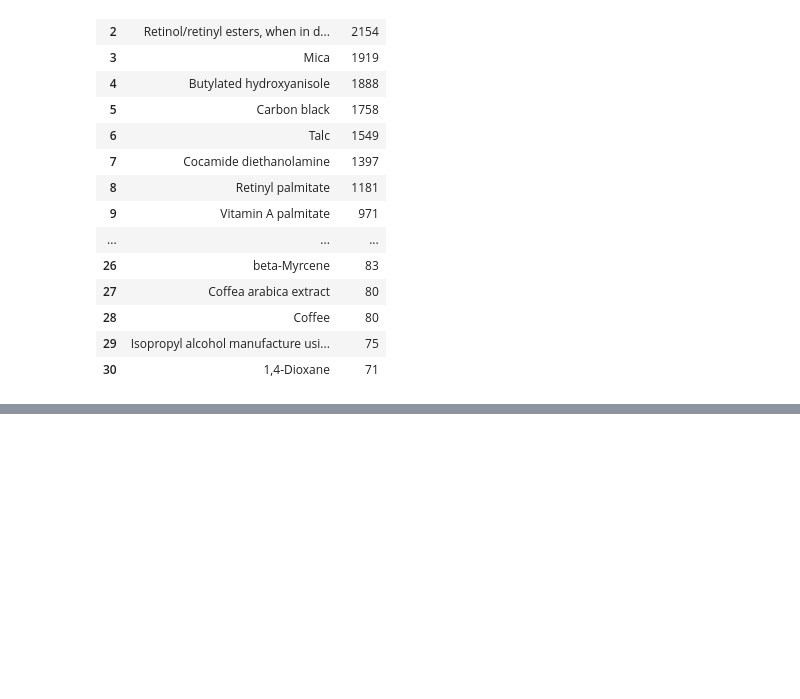
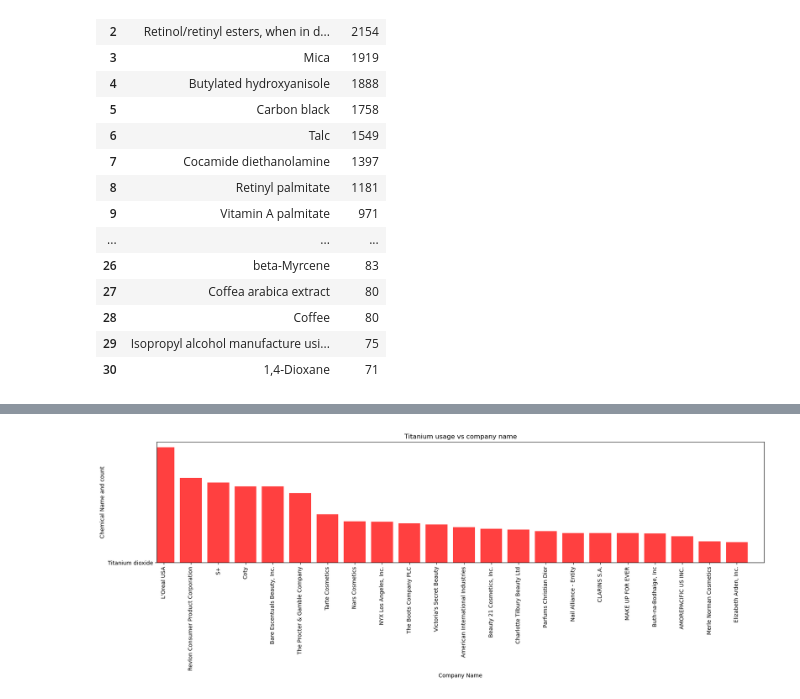
Before and after one commit to Nova8F/Project_1.0, a Jupyter notebook: MA_project1group1.ipynb, the cells around one changed output, grey strips where cells are left out. Saved outputs shown, nothing was run; the diff lists cells and outputs as text; code cells hidden in the pictures; blank space fills up the shorter version.

```diff
--- a/MA_project1group1.ipynb
+++ b/MA_project1group1.ipynb
@@ -201,0 +332,15 @@ plt.show()
+# %%
+plt.figure(figsize=(20,4))
+
+top_companies = plt.bar(Top_22_companies_using_titanium_dioxide["CompanyName"], Top_22_companies_using_titanium_dioxide["ChemicalName"], color="purple")
+top_companies2 = plt.bar(Top_22_companies_using_titanium_dioxide["CompanyName"], Top_22_companies_using_titanium_dioxide["count"], color="red", alpha=0.75)
+
+plt.xlabel('Company Name')
+plt.ylabel('Chemical Name and count')
+plt.title('Titanium usage vs company name')
+plt.xlim(-0.25, len(top_companies))
+# plt.ylim(0, max(rain_df["Inches"])+10)
+plt.xticks(rotation=90)
+plt.show()
+# %% [output]
+[figure, added]
```
Also changed, not shown: parts of 26 cells of this notebook.
